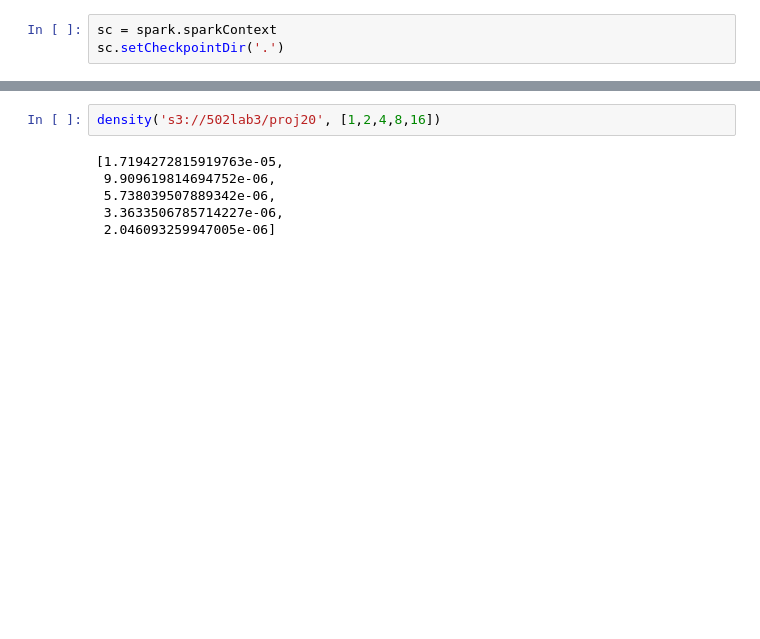
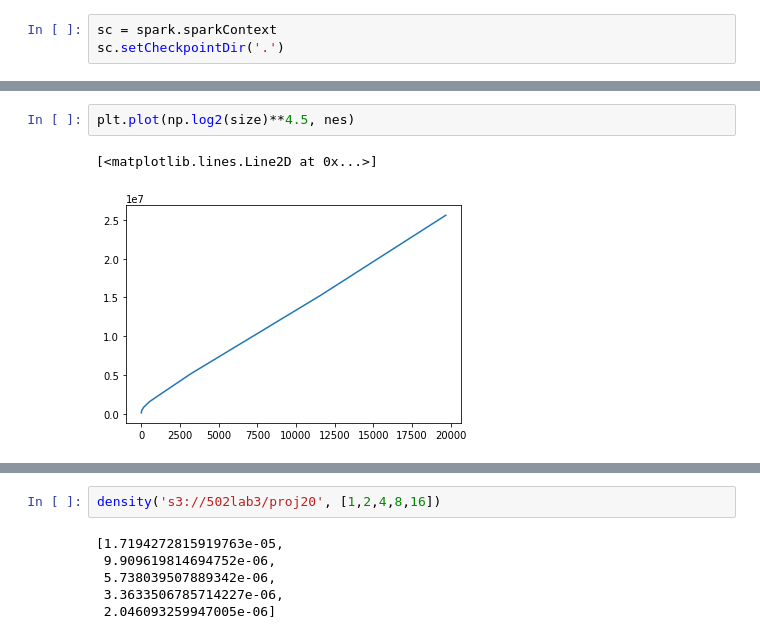
Before and after one commit to antaressgzz/502-web-graph, a Jupyter notebook: web_graph.ipynb, the cells around one changed output, grey strips where cells are left out. Cells and saved outputs as stored; diff of their text form; blank space fills up the shorter version.

```diff
--- a/web_graph.ipynb
+++ b/web_graph.ipynb
@@ -101,0 +129,5 @@ def lpa():
+# %%
+plt.plot(np.log2(size)**4.5, nes)
+# %% [output]
+[<matplotlib.lines.Line2D at 0x...>]
+[figure, added]
```
Also changed, not shown: parts of 18 cells of this notebook.
